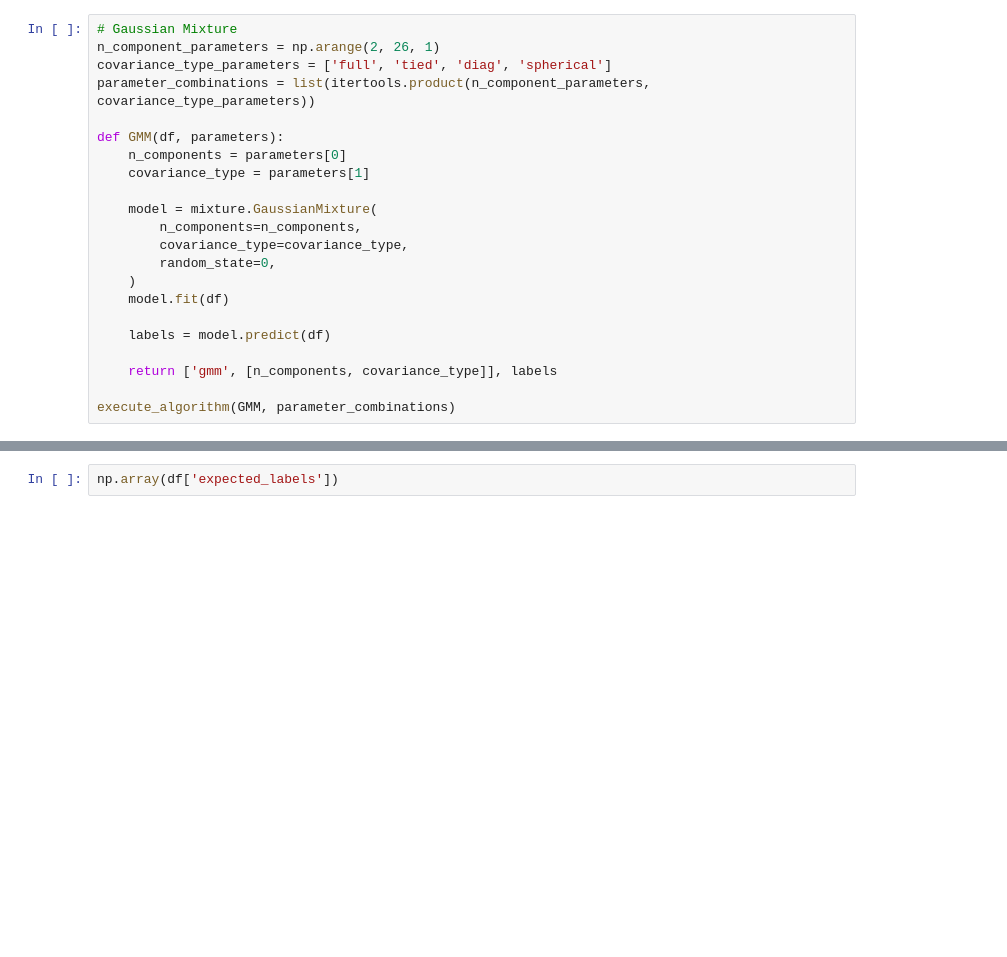
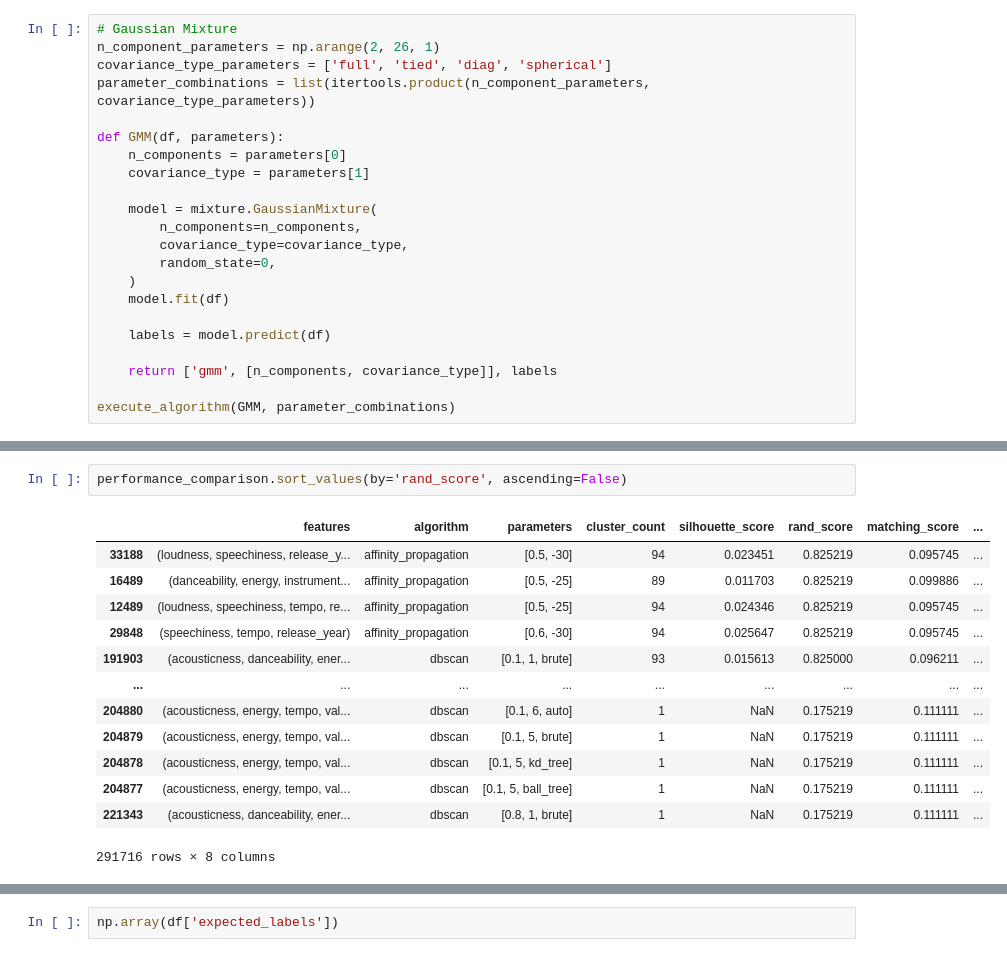
Before and after one commit to jamiany/dspro1, a Jupyter notebook: data_preparation/clustering.ipynb, the cells around one changed output, grey strips where cells are left out. Saved outputs shown, nothing was run; the diff lists cells and outputs as text; blank space fills up the shorter version.

```diff
--- a/data_preparation/clustering.ipynb
+++ b/data_preparation/clustering.ipynb
@@ -293,0 +257,16 @@ filtered.sort_values(by='matching_score', ascending=False)
+# %%
+performance_comparison.sort_values(by='rand_score', ascending=False)
+# %% [output]
+|  | features | algorithm | parameters | cluster_count | silhouette_score | rand_score | matching_score | ... |
+| 33188 | (loudness, speechiness, release_y... | affinity_propagation | [0.5, -30] | 94 | 0.023451 | 0.825219 | 0.095745 | ... |
+| 16489 | (danceability, energy, instrument... | affinity_propagation | [0.5, -25] | 89 | 0.011703 | 0.825219 | 0.099886 | ... |
+| 12489 | (loudness, speechiness, tempo, re... | affinity_propagation | [0.5, -25] | 94 | 0.024346 | 0.825219 | 0.095745 | ... |
+| 29848 | (speechiness, tempo, release_year) | affinity_propagation | [0.6, -30] | 94 | 0.025647 | 0.825219 | 0.095745 | ... |
+| 191903 | (acousticness, danceability, ener... | dbscan | [0.1, 1, brute] | 93 | 0.015613 | 0.825000 | 0.096211 | ... |
+| ... | ... | ... | ... | ... | ... | ... | ... | ... |
+| 204880 | (acousticness, energy, tempo, val... | dbscan | [0.1, 6, auto] | 1 | NaN | 0.175219 | 0.111111 | ... |
+| 204879 | (acousticness, energy, tempo, val... | dbscan | [0.1, 5, brute] | 1 | NaN | 0.175219 | 0.111111 | ... |
+| 204878 | (acousticness, energy, tempo, val... | dbscan | [0.1, 5, kd_tree] | 1 | NaN | 0.175219 | 0.111111 | ... |
+| 204877 | (acousticness, energy, tempo, val... | dbscan | [0.1, 5, ball_tree] | 1 | NaN | 0.175219 | 0.111111 | ... |
+| 221343 | (acousticness, danceability, ener... | dbscan | [0.8, 1, brute] | 1 | NaN | 0.175219 | 0.111111 | ... |
+291716 rows × 8 columns
```
Also changed, not shown: parts of 23 cells of this notebook, 7 other files.
